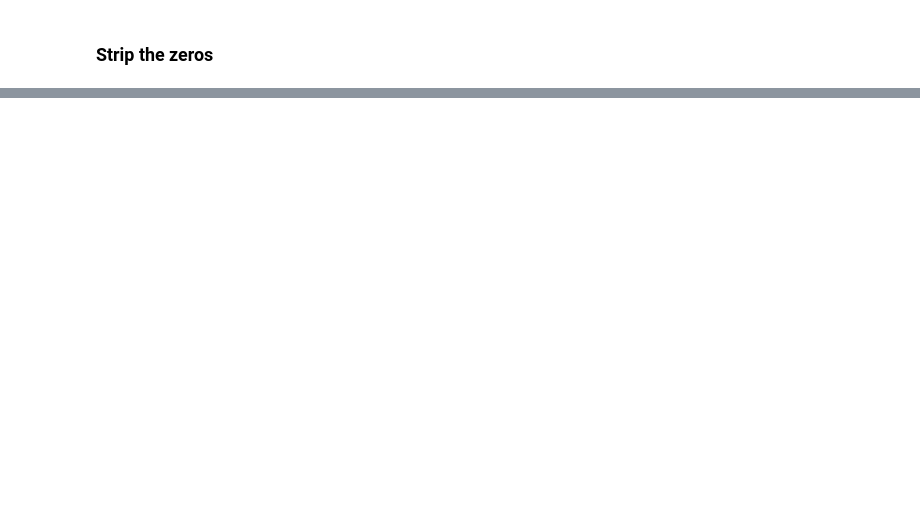
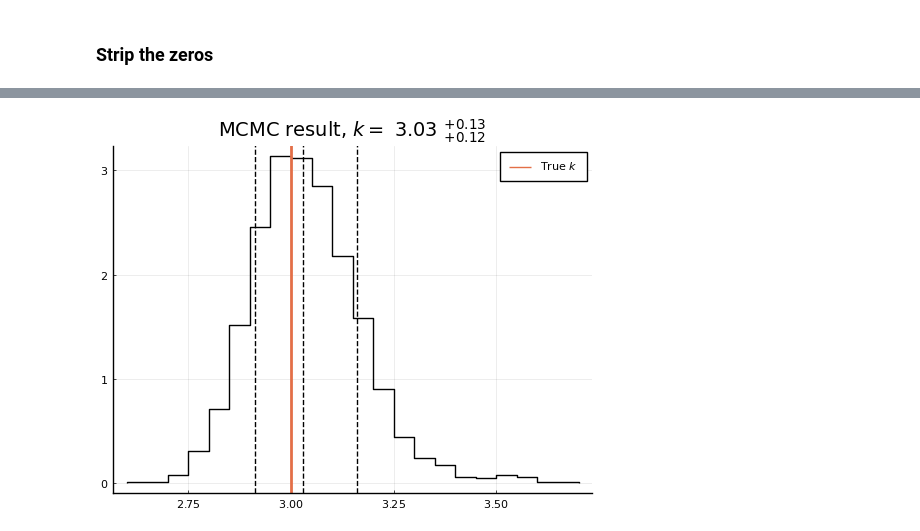
Before and after one commit to CianMRoche/18.337-Final-Project, a Jupyter notebook: MH_julia.ipynb, the cells around one changed output, grey strips where cells are left out. Drawn from its saved outputs; the diff is of its cells as text; code cells hidden in the pictures; blank space fills up the shorter version.

```diff
--- a/MH_julia.ipynb
+++ b/MH_julia.ipynb
@@ -216,0 +244,18 @@ println(length(accepted_stripped) / length(rejected_stripped))
+# %%
+plot(k_posterior, normed = true,
+                    bins = 25,
+                    title = "MCMC result, \$k =\$ $(@sprintf("%.2f", k_median)) \$ ^{+$(@sprintf("%.2f", k_upper_1sigma))}_{+$(@sprintf("%.2f", k_lower_1sigma))}\$ ",
+                    #alpha = 0.5,
+                    #bar_width = 15,
+                    #linewidth = 0,
+                    #color = "gray" ,
+                    lc="black",
+                    label = "",
+                    seriestype=:stephist,
+                    size=(500,400),
+                    )
+vline!([target_k], lw = 2, label = L"True $k$")
+
+vline!( k_quantiles, ls=:dash, color="black",lw=1, label="")
+# %% [output]
+[figure, added]
```
Also changed, not shown: parts of 11 cells of this notebook, 1 other file.
